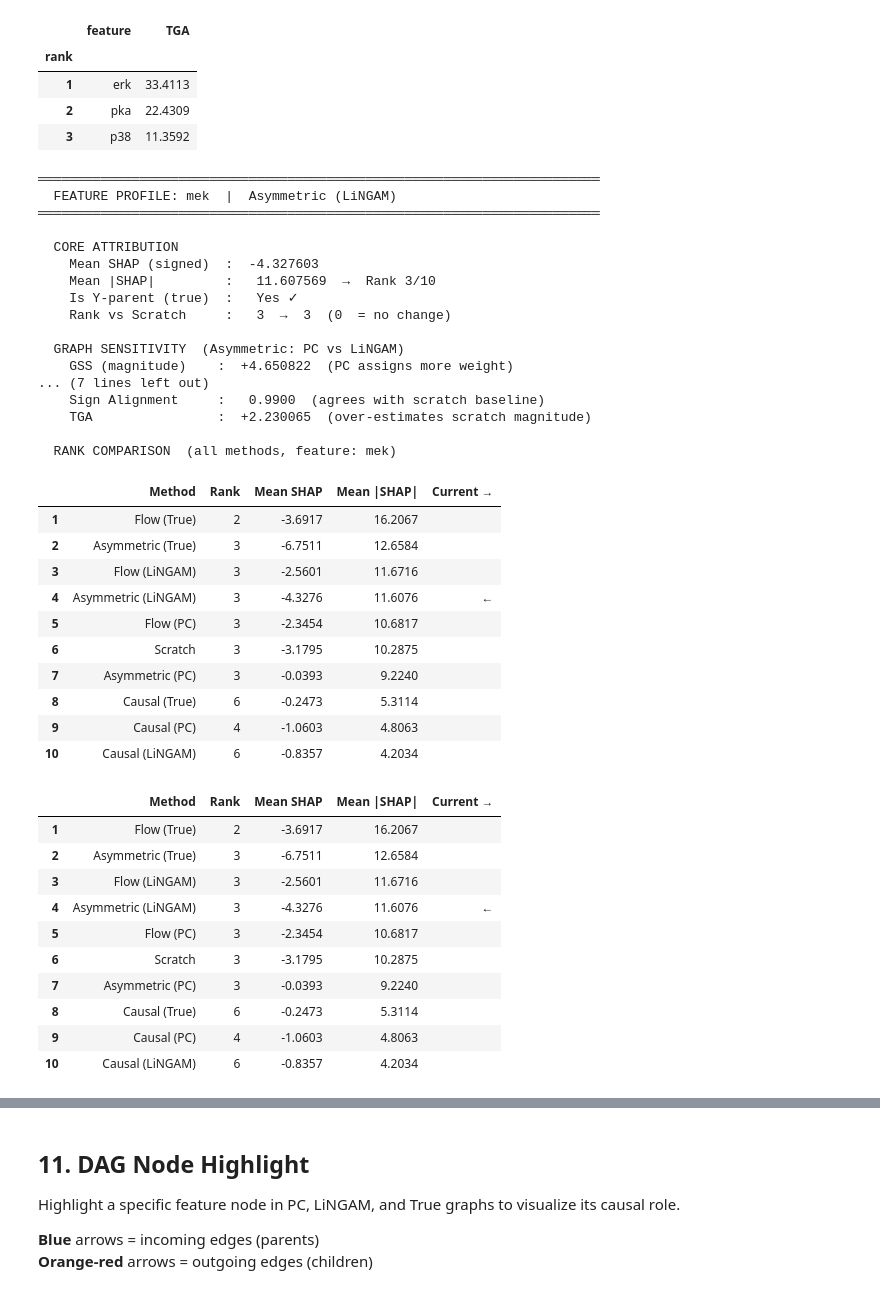
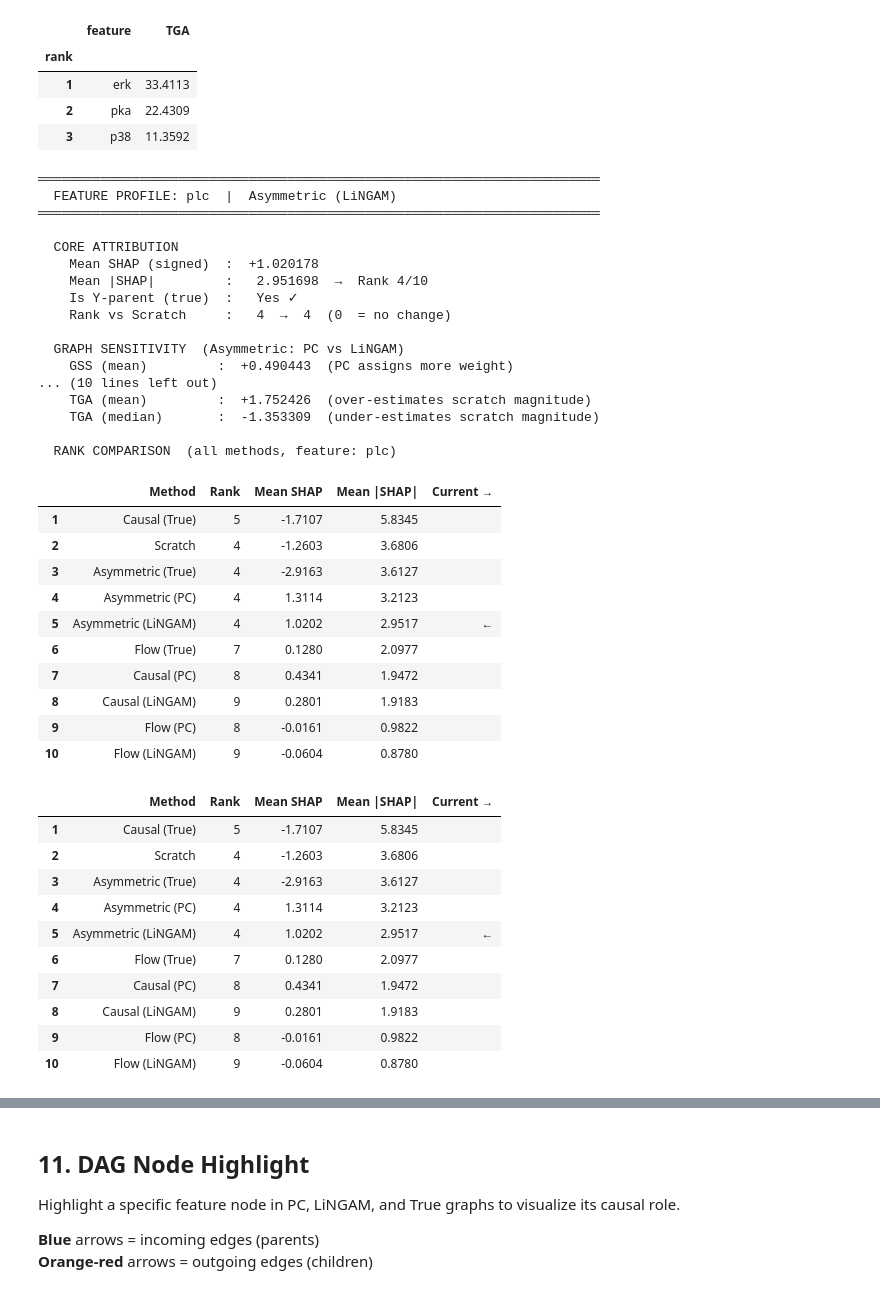
Before and after one commit to juanriosg12/master_thesis, a Jupyter notebook: notebooks/real_data_summary.ipynb, the cells around one changed output, grey strips where cells are left out. Drawn from its saved outputs; the diff is of its cells as text; code cells hidden in the pictures.

```diff
--- a/notebooks/real_data_summary.ipynb
+++ b/notebooks/real_data_summary.ipynb
@@ -1225,47 +1225,47 @@ for (meth, g), arr in tga_scratch.items():
 | 2 | pka | 22.4309 |
 | 3 | p38 | 11.3592 |
 # %%
-feature_profile("mek", "Asymmetric (LiNGAM)")
+feature_profile("plc", "Asymmetric (LiNGAM)")
 # %% [output]
 ════════════════════════════════════════════════════════════════════════
-  FEATURE PROFILE: mek  |  Asymmetric (LiNGAM)
+  FEATURE PROFILE: plc  |  Asymmetric (LiNGAM)
 ════════════════════════════════════════════════════════════════════════
 
   CORE ATTRIBUTION
-    Mean SHAP (signed)  :  -4.327603
-    Mean |SHAP|         :   11.607569  →  Rank 3/10
+    Mean SHAP (signed)  :  +1.020178
+    Mean |SHAP|         :   2.951698  →  Rank 4/10
     Is Y-parent (true)  :   Yes ✓
-    Rank vs Scratch     :   3  →  3  (0  = no change)
+    Rank vs Scratch     :   4  →  4  (0  = no change)
 
   GRAPH SENSITIVITY  (Asymmetric: PC vs LiNGAM)
-    GSS (magnitude)    :  +4.650822  (PC assigns more weight)
-... (7 lines left out)
-    Sign Alignment     :   0.9900  (agrees with scratch baseline)
-    TGA                :  +2.230065  (over-estimates scratch magnitude)
+    GSS (mean)         :  +0.490443  (PC assigns more weight)
+... (10 lines left out)
+    TGA (mean)         :  +1.752426  (over-estimates scratch magnitude)
+    TGA (median)       :  -1.353309  (under-estimates scratch magnitude)
 
-  RANK COMPARISON  (all methods, feature: mek)
+  RANK COMPARISON  (all methods, feature: plc)
 |  | Method | Rank | Mean SHAP | Mean |SHAP| | Current → |
-| 1 | Flow (True) | 2 | -3.6917 | 16.2067 |  |
-| 2 | Asymmetric (True) | 3 | -6.7511 | 12.6584 |  |
-| 3 | Flow (LiNGAM) | 3 | -2.5601 | 11.6716 |  |
-| 4 | Asymmetric (LiNGAM) | 3 | -4.3276 | 11.6076 | ← |
-| 5 | Flow (PC) | 3 | -2.3454 | 10.6817 |  |
-| 6 | Scratch | 3 | -3.1795 | 10.2875 |  |
-| 7 | Asymmetric (PC) | 3 | -0.0393 | 9.2240 |  |
-| 8 | Causal (True) | 6 | -0.2473 | 5.3114 |  |
-| 9 | Causal (PC) | 4 | -1.0603 | 4.8063 |  |
-| 10 | Causal (LiNGAM) | 6 | -0.8357 | 4.2034 |  |
+| 1 | Causal (True) | 5 | -1.7107 | 5.8345 |  |
+| 2 | Scratch | 4 | -1.2603 | 3.6806 |  |
+| 3 | Asymmetric (True) | 4 | -2.9163 | 3.6127 |  |
+| 4 | Asymmetric (PC) | 4 | 1.3114 | 3.2123 |  |
+| 5 | Asymmetric (LiNGAM) | 4 | 1.0202 | 2.9517 | ← |
+| 6 | Flow (True) | 7 | 0.1280 | 2.0977 |  |
+| 7 | Causal (PC) | 8 | 0.4341 | 1.9472 |  |
+| 8 | Causal (LiNGAM) | 9 | 0.2801 | 1.9183 |  |
+| 9 | Flow (PC) | 8 | -0.0161 | 0.9822 |  |
+| 10 | Flow (LiNGAM) | 9 | -0.0604 | 0.8780 |  |
 |  | Method | Rank | Mean SHAP | Mean |SHAP| | Current → |
-| 1 | Flow (True) | 2 | -3.6917 | 16.2067 |  |
-| 2 | Asymmetric (True) | 3 | -6.7511 | 12.6584 |  |
-| 3 | Flow (LiNGAM) | 3 | -2.5601 | 11.6716 |  |
-| 4 | Asymmetric (LiNGAM) | 3 | -4.3276 | 11.6076 | ← |
-| 5 | Flow (PC) | 3 | -2.3454 | 10.6817 |  |
-| 6 | Scratch | 3 | -3.1795 | 10.2875 |  |
-| 7 | Asymmetric (PC) | 3 | -0.0393 | 9.2240 |  |
-| 8 | Causal (True) | 6 | -0.2473 | 5.3114 |  |
-| 9 | Causal (PC) | 4 | -1.0603 | 4.8063 |  |
-| 10 | Causal (LiNGAM) | 6 | -0.8357 | 4.2034 |  |
+| 1 | Causal (True) | 5 | -1.7107 | 5.8345 |  |
+| 2 | Scratch | 4 | -1.2603 | 3.6806 |  |
+| 3 | Asymmetric (True) | 4 | -2.9163 | 3.6127 |  |
+| 4 | Asymmetric (PC) | 4 | 1.3114 | 3.2123 |  |
+| 5 | Asymmetric (LiNGAM) | 4 | 1.0202 | 2.9517 | ← |
+| 6 | Flow (True) | 7 | 0.1280 | 2.0977 |  |
+| 7 | Causal (PC) | 8 | 0.4341 | 1.9472 |  |
+| 8 | Causal (LiNGAM) | 9 | 0.2801 | 1.9183 |  |
+| 9 | Flow (PC) | 8 | -0.0161 | 0.9822 |  |
+| 10 | Flow (LiNGAM) | 9 | -0.0604 | 0.8780 |  |
 # %%
 feature_profile("raf", "Asymmetric (PC)")
 # %% [output]
```
Also changed, not shown: parts of 2 cells of this notebook, 8 other files.
